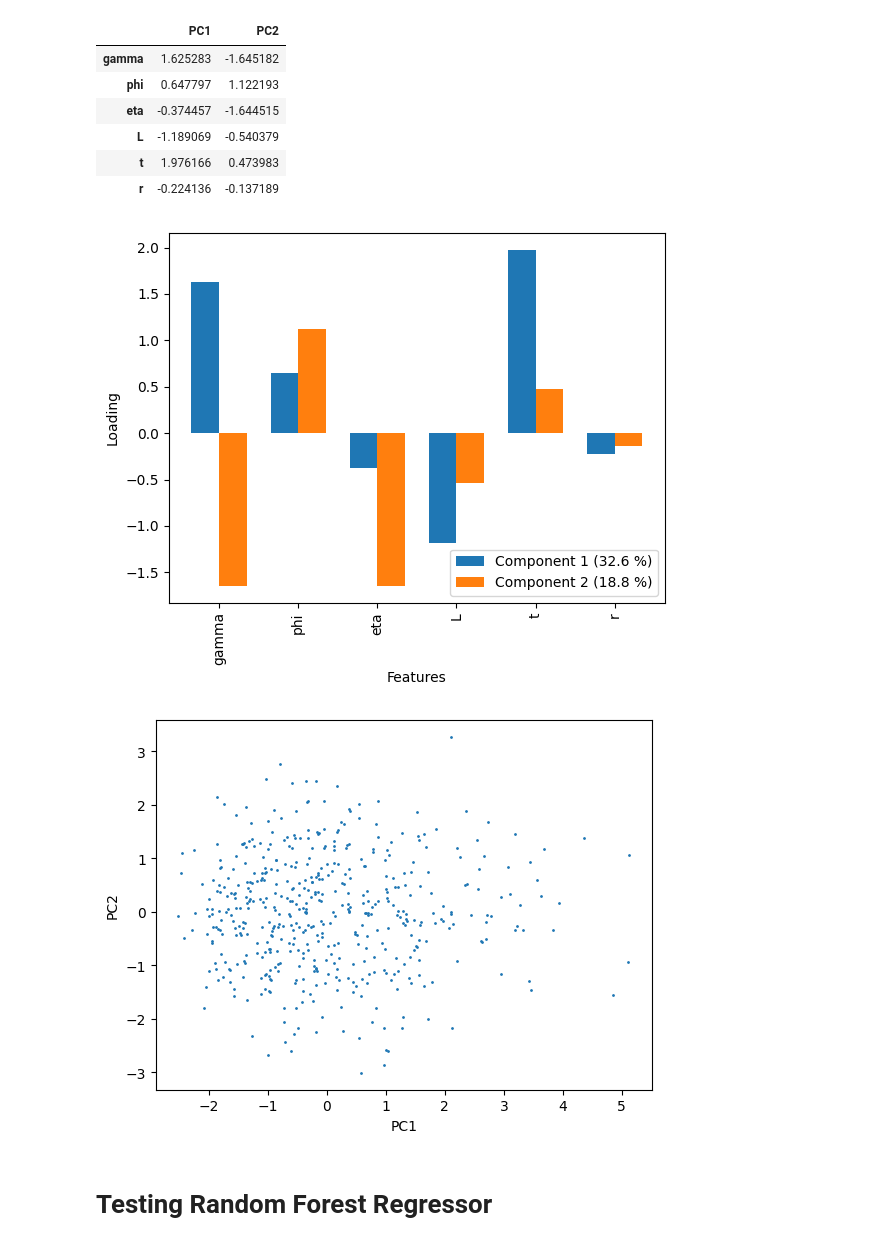
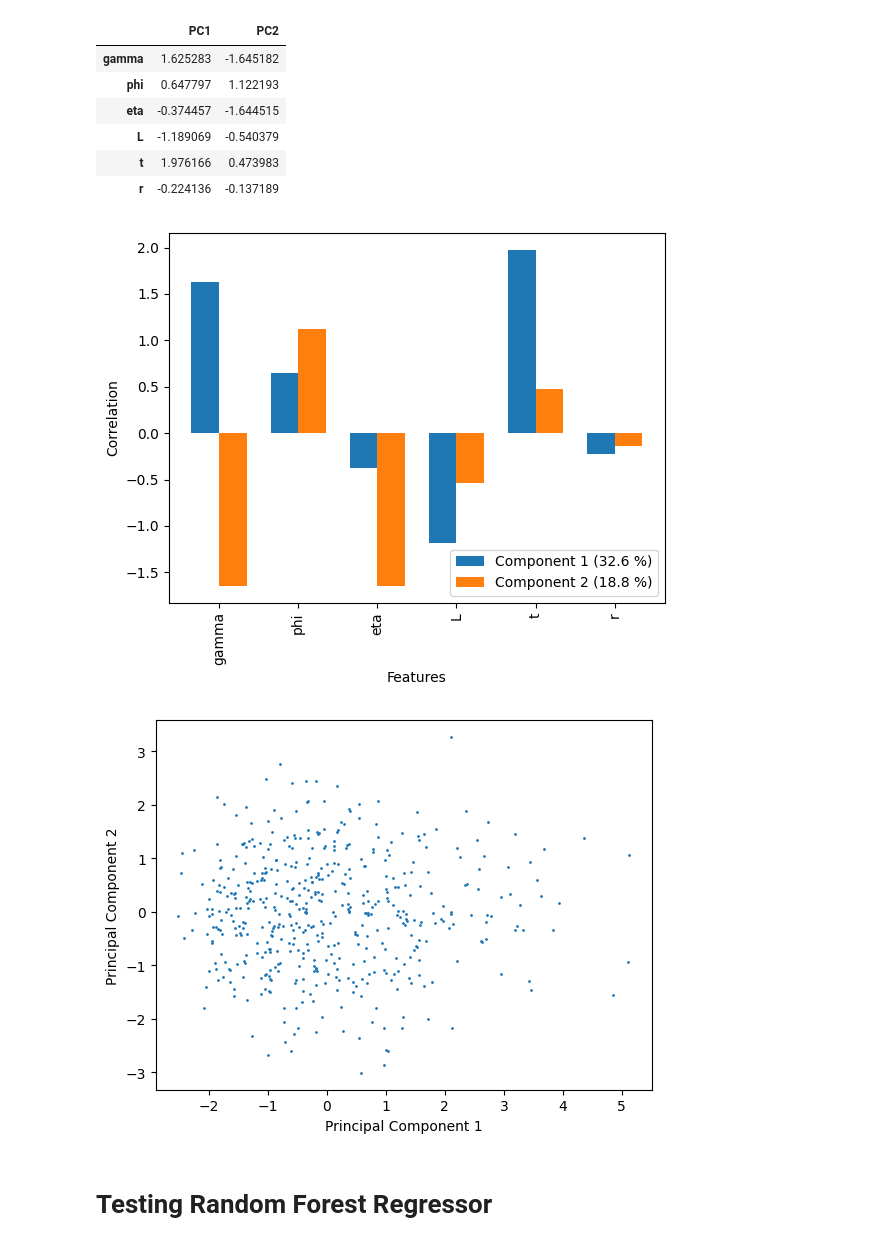
Before and after one commit to maximillian-dolan/ML_dunking, a Jupyter notebook: pore_analysis.ipynb, the cells around one changed output. Cells and saved outputs as stored; diff of their text form; code cells hidden in the pictures.

```diff
--- a/pore_analysis.ipynb
+++ b/pore_analysis.ipynb
@@ -140,26 +140,26 @@ ax.bar(ind, loading_matrix['PC1'], width,
 ax.bar(ind + width, loading_matrix['PC2'], width,
        label='Component 2 ({:.1f} %)'.format(pca_6.explained_variance_ratio_[1] * 100))
 ax.set_xlabel('Features')
-ax.set_ylabel('Loading')
+ax.set_ylabel('Correlation')
 ax.set_xticks(ind + width / 2)
 ax.set_xticklabels(loading_matrix.index)
 ax.tick_params(axis='x', rotation=90)
 ax.legend()
 plt.show()
 # %% [output]
-[figure, old version]
+[figure, new version]
 # %%
 # Check for clustering in first two principal components
 
 fig, ax = plt.subplots()
 
 plt.scatter(transformed_2[:,0], transformed_2[:,1], s = 1)
-ax.set_xlabel('PC1')
-ax.set_ylabel('PC2')
+ax.set_xlabel('Principal Component 1')
+ax.set_ylabel('Principal Component 2')
 
 plt.show()
 # %% [output]
-[figure, old version]
+[figure, new version]
 # %% [markdown]
 # Testing Random Forest Regressor
 # %%
```
Also changed, not shown: parts of 5 cells of this notebook, 1 other file.
